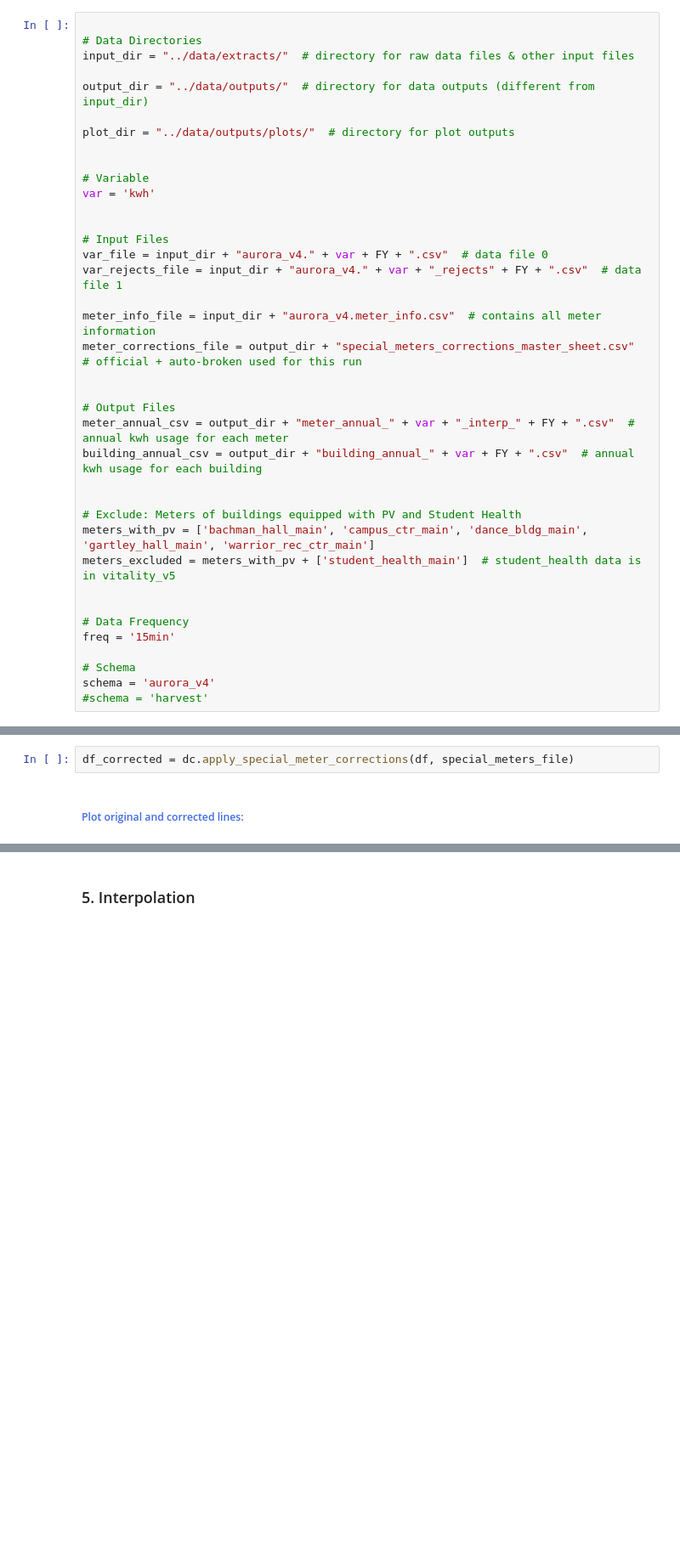
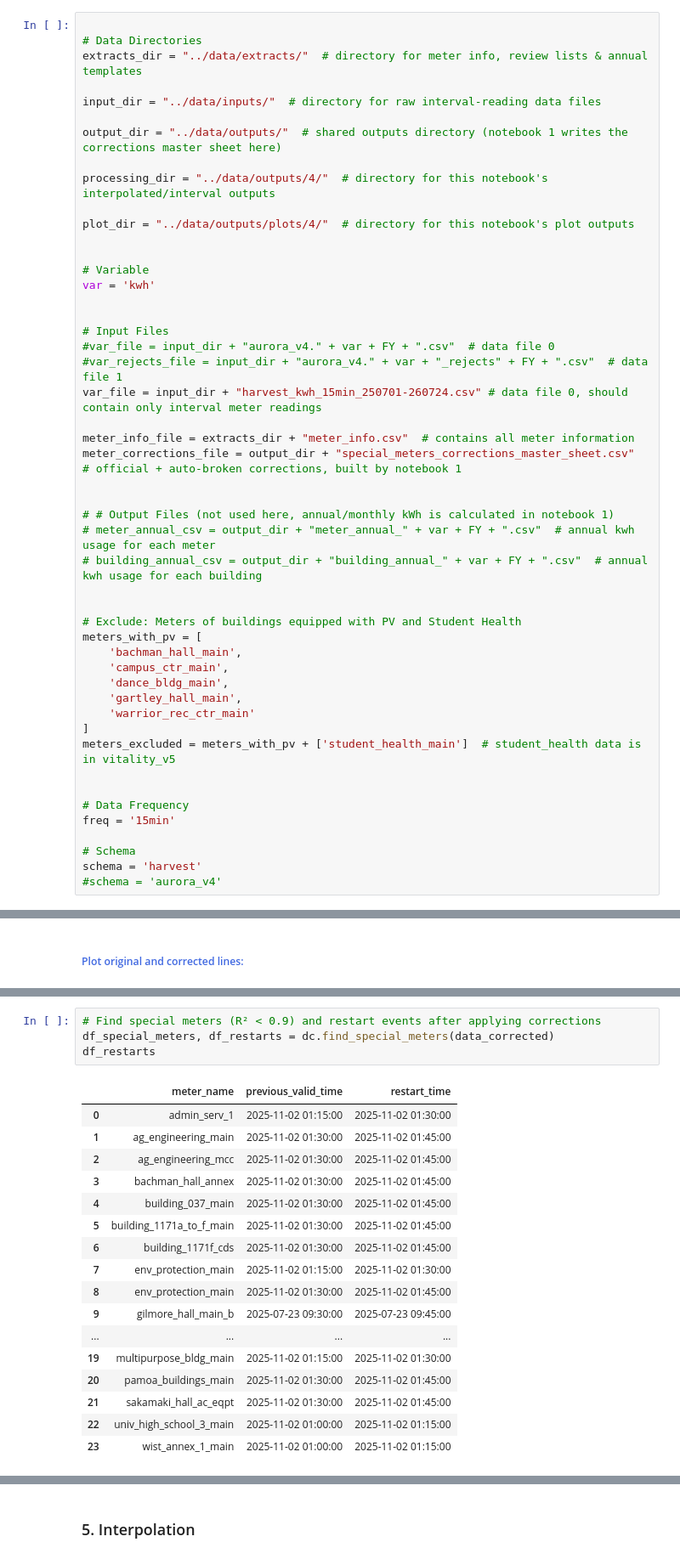
Before and after one commit to uhm-campus-energy/harvest_kwh_prep, a Jupyter notebook: notebooks/4.kwh_processing_all.ipynb, the cells around one changed output, grey strips where cells are left out. Shown at 85% size. Drawn from its saved outputs; the diff is of its cells as text; blank space fills up the shorter version.

```diff
--- a/notebooks/4.kwh_processing_all.ipynb
+++ b/notebooks/4.kwh_processing_all.ipynb
@@ -37,11 +60,15 @@ FY = ".fy22_fy25"
 # %%
 
 # Data Directories
-input_dir = "../data/extracts/"  # directory for raw data files & other input files
+extracts_dir = "../data/extracts/"  # directory for meter info, review lists & annual templates
 
-output_dir = "../data/outputs/"  # directory for data outputs (different from input_dir)
+input_dir = "../data/inputs/"  # directory for raw interval-reading data files
 
-plot_dir = "../data/outputs/plots/"  # directory for plot outputs
+output_dir = "../data/outputs/"  # shared outputs directory (notebook 1 writes the corrections master sheet here)
+
+processing_dir = "../data/outputs/4/"  # directory for this notebook's interpolated/interval outputs
+
+plot_dir = "../data/outputs/plots/4/"  # directory for this notebook's plot outputs
 
 
 # Variable
@@ -49,20 +76,27 @@ var = 'kwh'
 
 
 # Input Files
-var_file = input_dir + "aurora_v4." + var + FY + ".csv"  # data file 0
-var_rejects_file = input_dir + "aurora_v4." + var + "_rejects" + FY + ".csv"  # data file 1
+#var_file = input_dir + "aurora_v4." + var + FY + ".csv"  # data file 0
+#var_rejects_file = input_dir + "aurora_v4." + var + "_rejects" + FY + ".csv"  # data file 1
+var_file = input_dir + "harvest_kwh_15min_250701-260724.csv" # data file 0, should contain only interval meter readings
 
-meter_info_file = input_dir + "aurora_v4.meter_info.csv"  # contains all meter information
-meter_corrections_file = output_dir + "special_meters_corrections_master_sheet.csv"  # official + auto-broken used for this run
+meter_info_file = extracts_dir + "meter_info.csv"  # contains all meter information
+meter_corrections_file = output_dir + "special_meters_corrections_master_sheet.csv"  # official + auto-broken corrections, built by notebook 1
 
 
-# Output Files
-meter_annual_csv = output_dir + "meter_annual_" + var + "_interp_" + FY + ".csv"  # annual kwh usage for each meter
-building_annual_csv = output_dir + "building_annual_" + var + FY + ".csv"  # annual kwh usage for each building
+# # Output Files (not used here, annual/monthly kWh is calculated in notebook 1)
+# meter_annual_csv = output_dir + "meter_annual_" + var + FY + ".csv"  # annual kwh usage for each meter
+# building_annual_csv = output_dir + "building_annual_" + var + FY + ".csv"  # annual kwh usage for each building
 
 
 # Exclude: Meters of buildings equipped with PV and Student Health
-meters_with_pv = ['bachman_hall_main', 'campus_ctr_main', 'dance_bldg_main', 'gartley_hall_main', 'warrior_rec_ctr_main']
+meters_with_pv = [
+    'bachman_hall_main',
+    'campus_ctr_main',
+    'dance_bldg_main',
+    'gartley_hall_main',
+    'warrior_rec_ctr_main'
+]
 meters_excluded = meters_with_pv + ['student_health_main']  # student_health data is in vitality_v5
 
 
@@ -70,8 +104,8 @@ meters_excluded = meters_with_pv + ['student_health_main']  # student_health dat
 freq = '15min'
 
 # Schema
-schema = 'aurora_v4'
-#schema = 'harvest'
+schema = 'harvest'
+#schema = 'aurora_v4'
 # %% [markdown]
 ### 2. Imports
 # %%
@@ -221,4 +219,2 @@ data_corrected.head(2)
-# %%
-df_corrected = dc.apply_special_meter_corrections(df, special_meters_file)
 # %% [markdown]
 ##### <span style="color:royalblue">Plot original and corrected lines:</span>
@@ -254,3 +229,25 @@ df_restarts
+# %%
+# Find special meters (R² < 0.9) and restart events after applying corrections
+df_special_meters, df_restarts = dc.find_special_meters(data_corrected)
+df_restarts
+# %% [output]
+|  | meter_name | previous_valid_time | restart_time |
+| 0 | admin_serv_1 | 2025-11-02 01:15:00 | 2025-11-02 01:30:00 |
+| 1 | ag_engineering_main | 2025-11-02 01:30:00 | 2025-11-02 01:45:00 |
+| 2 | ag_engineering_mcc | 2025-11-02 01:30:00 | 2025-11-02 01:45:00 |
+| 3 | bachman_hall_annex | 2025-11-02 01:30:00 | 2025-11-02 01:45:00 |
+| 4 | building_037_main | 2025-11-02 01:30:00 | 2025-11-02 01:45:00 |
+| 5 | building_1171a_to_f_main | 2025-11-02 01:30:00 | 2025-11-02 01:45:00 |
+| 6 | building_1171f_cds | 2025-11-02 01:30:00 | 2025-11-02 01:45:00 |
+| 7 | env_protection_main | 2025-11-02 01:15:00 | 2025-11-02 01:30:00 |
+| 8 | env_protection_main | 2025-11-02 01:30:00 | 2025-11-02 01:45:00 |
+| 9 | gilmore_hall_main_b | 2025-07-23 09:30:00 | 2025-07-23 09:45:00 |
+| ... | ... | ... | ... |
+| 19 | multipurpose_bldg_main | 2025-11-02 01:15:00 | 2025-11-02 01:30:00 |
+| 20 | pamoa_buildings_main | 2025-11-02 01:30:00 | 2025-11-02 01:45:00 |
+| 21 | sakamaki_hall_ac_eqpt | 2025-11-02 01:30:00 | 2025-11-02 01:45:00 |
+| 22 | univ_high_school_3_main | 2025-11-02 01:00:00 | 2025-11-02 01:15:00 |
+| 23 | wist_annex_1_main | 2025-11-02 01:00:00 | 2025-11-02 01:15:00 |
 # %%
 if not Checked:
     raise SystemExit("Execution stopped because Checked = False")
```
Also changed, not shown: parts of 34 cells of this notebook.
